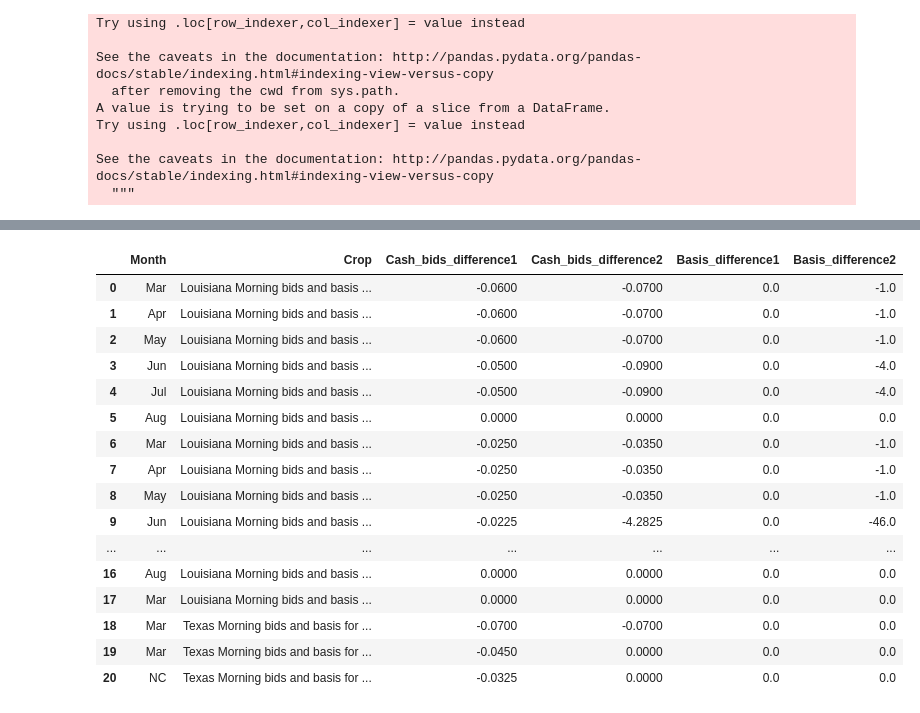
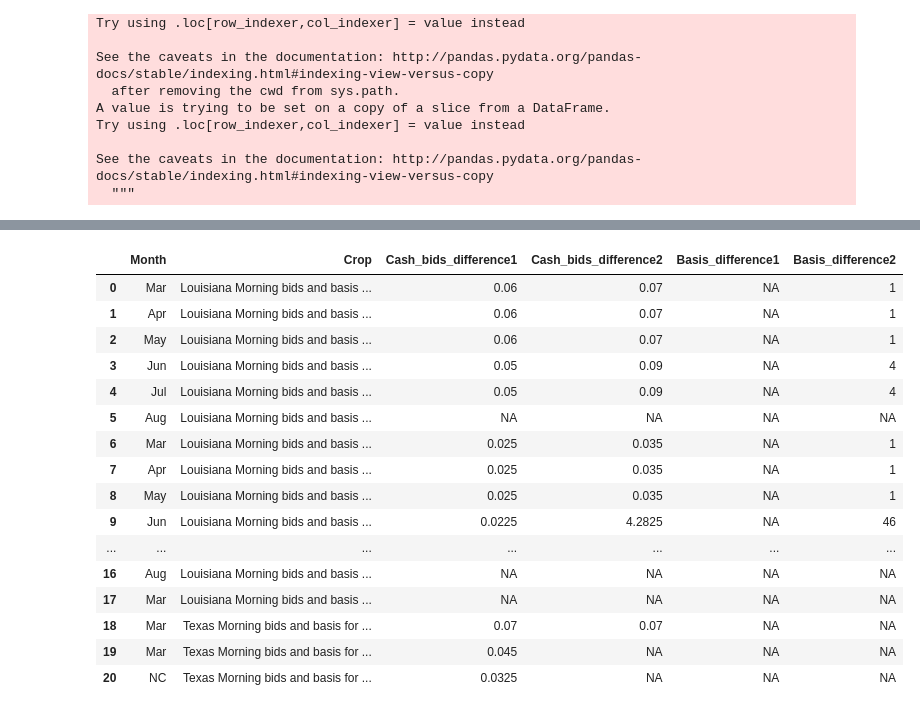
Before and after one commit to Vyshnavidasari31/grain_reports, a Jupyter notebook: jogr112_combine.ipynb, the cells around one changed output, grey strips where cells are left out. Drawn from its saved outputs; the diff is of its cells as text; code cells hidden in the pictures.

Commit message:
Fixed morning and afternoon calcs and NA

```diff
--- a/jogr112_combine.ipynb
+++ b/jogr112_combine.ipynb
@@ -40,11 +40,11 @@ merged
 | 19 | 19 | Mar | 7.6925 | 0 | 60 | ... |
 | 20 | 20 | NC | 7.2175 | 0 | 10 | ... |
 # %%
-Cash_Bids_Change1 = merged['Cash_Bids_1_afternoon'].astype('float') - merged['Cash_Bids_1_morning'].astype('float')
-Cash_Bids_Change2 = merged['Cash_Bids_2_afternoon'].astype('float') - merged['Cash_Bids_2_morning'].astype('float')
+Cash_Bids_Change1 = merged['Cash_Bids_1_morning'].astype('float') - merged['Cash_Bids_1_afternoon'].astype('float')
+Cash_Bids_Change2 = merged['Cash_Bids_2_morning'].astype('float') - merged['Cash_Bids_2_afternoon'].astype('float')
 
-Basis_Change1 = merged['Basis1_1_afternoon'].astype('float') - merged['Basis1_1_morning'].astype('float')
-Basis_Change2 =merged['Basis1_2_afternoon'].astype('float') - merged['Basis1_2_morning'].astype('float')
+Basis_Change1 = merged['Basis1_1_morning'].astype('float') - merged['Basis1_1_afternoon'].astype('float')
+Basis_Change2 =merged['Basis1_2_morning'].astype('float') - merged['Basis1_2_afternoon'].astype('float')
 # %%
 final = merged[['Month_afternoon', 'Crop_afternoon','Contract_afternoon']]
 final['Cash_Bids_Change1'] = Cash_Bids_Change1
@@ -73,4 +73,5 @@ Try using .loc[row_indexer,col_indexer] = value instead
 See the caveats in the documentation: http://pandas.pydata.org/pandas-docs/stable/indexing.html#indexing-view-versus-copy
   """
 # %%
-final = final.fillna(0)
+final = final.replace(0,'NA')
+final
@@ -97,24 +116,29 @@ final
 # %%
-out = pd.DataFrame({"Month": final['Month_afternoon'],"Crop": final["Crop_afternoon"],'Cash_bids_difference1':Cash_Bids_Change1,
-              "Cash_bids_difference2": Cash_Bids_Change2,
-              "Basis_difference1": Basis_Change1,
-              "Basis_difference2":Basis_Change2})
+out = pd.DataFrame({
+                    "Month": final['Month_afternoon'],
+                    "Crop": final["Crop_afternoon"],
+                    "Cash_bids_difference1":final['Cash_Bids_Change1'],
+                    "Cash_bids_difference2": final['Cash_Bids_Change2'],
+                    "Basis_difference1": final['Basis_Change1'],
+                    "Basis_difference2": final['Basis_Change2']
+                    })
 out
+#out.to_csv('finalframe2.csv')
 # %% [output]
 |  | Month | Crop | Cash_bids_difference1 | Cash_bids_difference2 | Basis_difference1 | Basis_difference2 |
-| 0 | Mar | Louisiana Morning bids and basis ... | -0.0600 | -0.0700 | 0.0 | -1.0 |
-| 1 | Apr | Louisiana Morning bids and basis ... | -0.0600 | -0.0700 | 0.0 | -1.0 |
-| 2 | May | Louisiana Morning bids and basis ... | -0.0600 | -0.0700 | 0.0 | -1.0 |
-| 3 | Jun | Louisiana Morning bids and basis ... | -0.0500 | -0.0900 | 0.0 | -4.0 |
-| 4 | Jul | Louisiana Morning bids and basis ... | -0.0500 | -0.0900 | 0.0 | -4.0 |
-| 5 | Aug | Louisiana Morning bids and basis ... | 0.0000 | 0.0000 | 0.0 | 0.0 |
-| 6 | Mar | Louisiana Morning bids and basis ... | -0.0250 | -0.0350 | 0.0 | -1.0 |
-| 7 | Apr | Louisiana Morning bids and basis ... | -0.0250 | -0.0350 | 0.0 | -1.0 |
-| 8 | May | Louisiana Morning bids and basis ... | -0.0250 | -0.0350 | 0.0 | -1.0 |
-| 9 | Jun | Louisiana Morning bids and basis ... | -0.0225 | -4.2825 | 0.0 | -46.0 |
+| 0 | Mar | Louisiana Morning bids and basis ... | 0.06 | 0.07 | NA | 1 |
+| 1 | Apr | Louisiana Morning bids and basis ... | 0.06 | 0.07 | NA | 1 |
+| 2 | May | Louisiana Morning bids and basis ... | 0.06 | 0.07 | NA | 1 |
+| 3 | Jun | Louisiana Morning bids and basis ... | 0.05 | 0.09 | NA | 4 |
+| 4 | Jul | Louisiana Morning bids and basis ... | 0.05 | 0.09 | NA | 4 |
+| 5 | Aug | Louisiana Morning bids and basis ... | NA | NA | NA | NA |
+| 6 | Mar | Louisiana Morning bids and basis ... | 0.025 | 0.035 | NA | 1 |
+| 7 | Apr | Louisiana Morning bids and basis ... | 0.025 | 0.035 | NA | 1 |
+| 8 | May | Louisiana Morning bids and basis ... | 0.025 | 0.035 | NA | 1 |
+| 9 | Jun | Louisiana Morning bids and basis ... | 0.0225 | 4.2825 | NA | 46 |
 | ... | ... | ... | ... | ... | ... | ... |
-| 16 | Aug | Louisiana Morning bids and basis ... | 0.0000 | 0.0000 | 0.0 | 0.0 |
-| 17 | Mar | Louisiana Morning bids and basis ... | 0.0000 | 0.0000 | 0.0 | 0.0 |
-| 18 | Mar | Texas Morning bids and basis for ... | -0.0700 | -0.0700 | 0.0 | 0.0 |
-| 19 | Mar | Texas Morning bids and basis for ... | -0.0450 | 0.0000 | 0.0 | 0.0 |
-| 20 | NC | Texas Morning bids and basis for ... | -0.0325 | 0.0000 | 0.0 | 0.0 |
+| 16 | Aug | Louisiana Morning bids and basis ... | NA | NA | NA | NA |
+| 17 | Mar | Louisiana Morning bids and basis ... | NA | NA | NA | NA |
+| 18 | Mar | Texas Morning bids and basis for ... | 0.07 | 0.07 | NA | NA |
+| 19 | Mar | Texas Morning bids and basis for ... | 0.045 | NA | NA | NA |
+| 20 | NC | Texas Morning bids and basis for ... | 0.0325 | NA | NA | NA |
```
Also changed, not shown: parts of 3 cells of this notebook.
